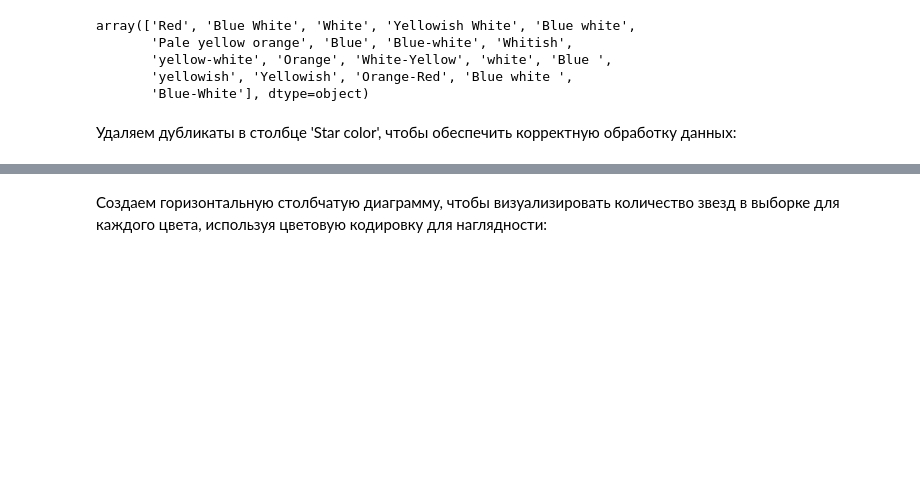
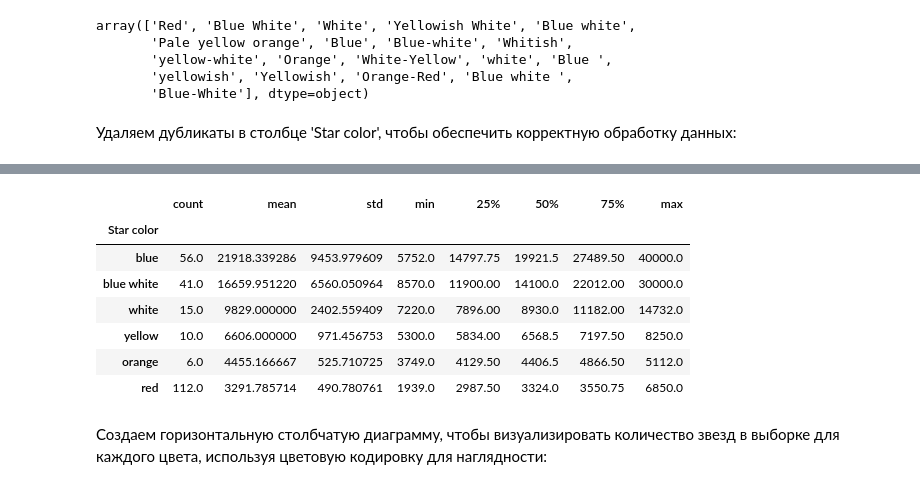
Before and after one commit to vilesova/Star-Temperature-Prediction, a Jupyter notebook: star-temperature-prediction.ipynb, the cells around one changed output, grey strips where cells are left out. Cells and saved outputs as stored; diff of their text form; code cells hidden in the pictures; blank space fills up the shorter version.

```diff
--- a/star-temperature-prediction.ipynb
+++ b/star-temperature-prediction.ipynb
@@ -183,3 +198,14 @@ data['Star color'] = data['Star color'].replace({'yellowish white': 'light yello
+# %%
+data.groupby('Star color')['Temperature (K)'].describe().sort_values(by='mean', ascending=False)
+# %% [output]
+|  | count | mean | std | min | 25% | 50% | 75% | max |
+| Star color |  |  |  |  |  |  |  |  |
+| blue | 56.0 | 21918.339286 | 9453.979609 | 5752.0 | 14797.75 | 19921.5 | 27489.50 | 40000.0 |
+| blue white | 41.0 | 16659.951220 | 6560.050964 | 8570.0 | 11900.00 | 14100.0 | 22012.00 | 30000.0 |
+| white | 15.0 | 9829.000000 | 2402.559409 | 7220.0 | 7896.00 | 8930.0 | 11182.00 | 14732.0 |
+| yellow | 10.0 | 6606.000000 | 971.456753 | 5300.0 | 5834.00 | 6568.5 | 7197.50 | 8250.0 |
+| orange | 6.0 | 4455.166667 | 525.710725 | 3749.0 | 4129.50 | 4406.5 | 4866.50 | 5112.0 |
+| red | 112.0 | 3291.785714 | 490.780761 | 1939.0 | 2987.50 | 3324.0 | 3550.75 | 6850.0 |
 # %% [markdown]
 Создаем горизонтальную столбчатую диаграмму, чтобы визуализировать количество звезд в выборке для каждого цвета, используя цветовую кодировку для наглядности:
 # %%
```
Also changed, not shown: parts of 31 cells of this notebook.
